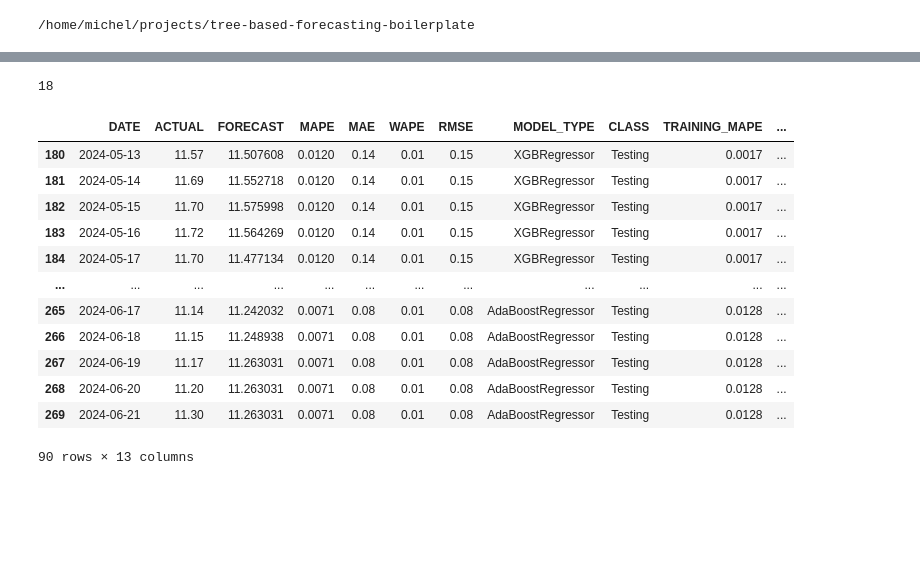
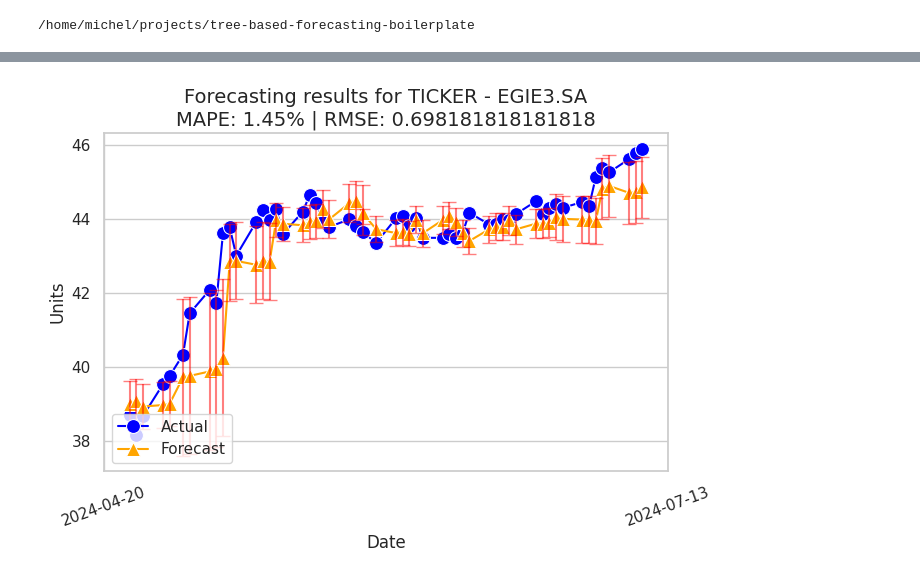
Before and after one commit to micheldearaujo/tree-based-forecasting-boilerplate, a Jupyter notebook: notebooks/02-explore_model_results.ipynb, the cells around one changed output, grey strips where cells are left out. Drawn from its saved outputs; the diff is of its cells as text; code cells hidden in the pictures; blank space fills up the shorter version.

```diff
--- a/notebooks/02-explore_model_results.ipynb
+++ b/notebooks/02-explore_model_results.ipynb
@@ -77,20 +94,0 @@ visualize_validation_results(cv_results_tuned[cv_results_tuned['TICKER'] == data
-# %%
-90 // 5
-# %% [output]
-18
-# %%
-cv_results_default[cv_results_default['TICKER'] == data_config["ticker_list"][2]]
-# %% [output]
-|  | DATE | ACTUAL | FORECAST | MAPE | MAE | WAPE | RMSE | MODEL_TYPE | CLASS | TRAINING_MAPE | ... |
-| 180 | 2024-05-13 | 11.57 | 11.507608 | 0.0120 | 0.14 | 0.01 | 0.15 | XGBRegressor | Testing | 0.0017 | ... |
-| 181 | 2024-05-14 | 11.69 | 11.552718 | 0.0120 | 0.14 | 0.01 | 0.15 | XGBRegressor | Testing | 0.0017 | ... |
-| 182 | 2024-05-15 | 11.70 | 11.575998 | 0.0120 | 0.14 | 0.01 | 0.15 | XGBRegressor | Testing | 0.0017 | ... |
-| 183 | 2024-05-16 | 11.72 | 11.564269 | 0.0120 | 0.14 | 0.01 | 0.15 | XGBRegressor | Testing | 0.0017 | ... |
-| 184 | 2024-05-17 | 11.70 | 11.477134 | 0.0120 | 0.14 | 0.01 | 0.15 | XGBRegressor | Testing | 0.0017 | ... |
-| ... | ... | ... | ... | ... | ... | ... | ... | ... | ... | ... | ... |
-| 265 | 2024-06-17 | 11.14 | 11.242032 | 0.0071 | 0.08 | 0.01 | 0.08 | AdaBoostRegressor | Testing | 0.0128 | ... |
-| 266 | 2024-06-18 | 11.15 | 11.248938 | 0.0071 | 0.08 | 0.01 | 0.08 | AdaBoostRegressor | Testing | 0.0128 | ... |
-| 267 | 2024-06-19 | 11.17 | 11.263031 | 0.0071 | 0.08 | 0.01 | 0.08 | AdaBoostRegressor | Testing | 0.0128 | ... |
-| 268 | 2024-06-20 | 11.20 | 11.263031 | 0.0071 | 0.08 | 0.01 | 0.08 | AdaBoostRegressor | Testing | 0.0128 | ... |
-| 269 | 2024-06-21 | 11.30 | 11.263031 | 0.0071 | 0.08 | 0.01 | 0.08 | AdaBoostRegressor | Testing | 0.0128 | ... |
-90 rows × 13 columns
@@ -99,0 +95,4 @@ pred_df = cv_results_default[(cv_results_default['TICKER'] == data_config["ticke
+# %%
+visualize_validation_results(wfv_results_default[wfv_results_default["MODEL_TYPE"] == 'ExtraTreesRegressor'], ticker)
+# %% [output]
+[figure, added]
```
Also changed, not shown: parts of 22 cells of this notebook.
